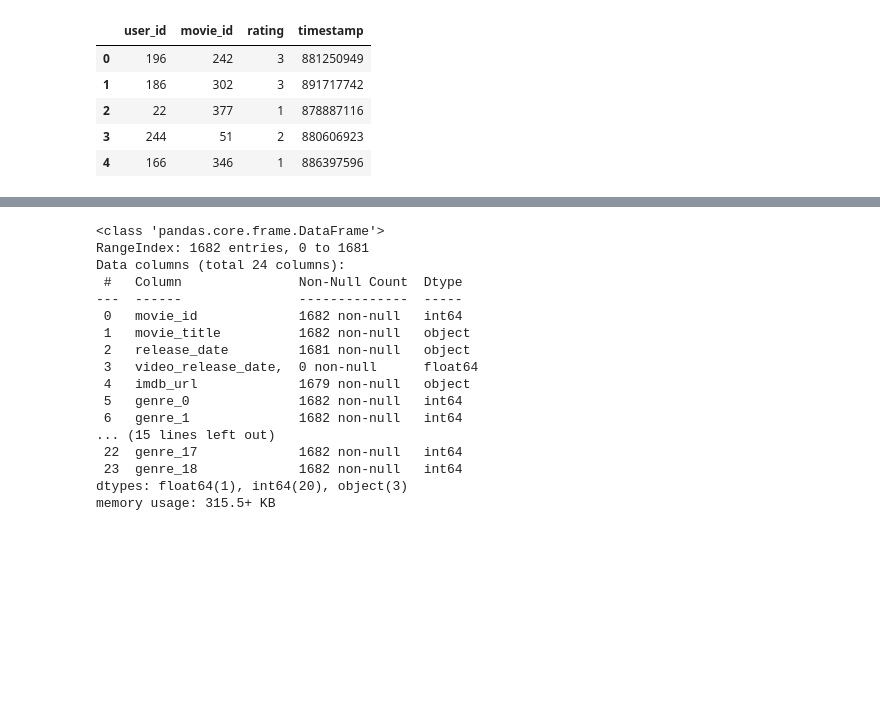
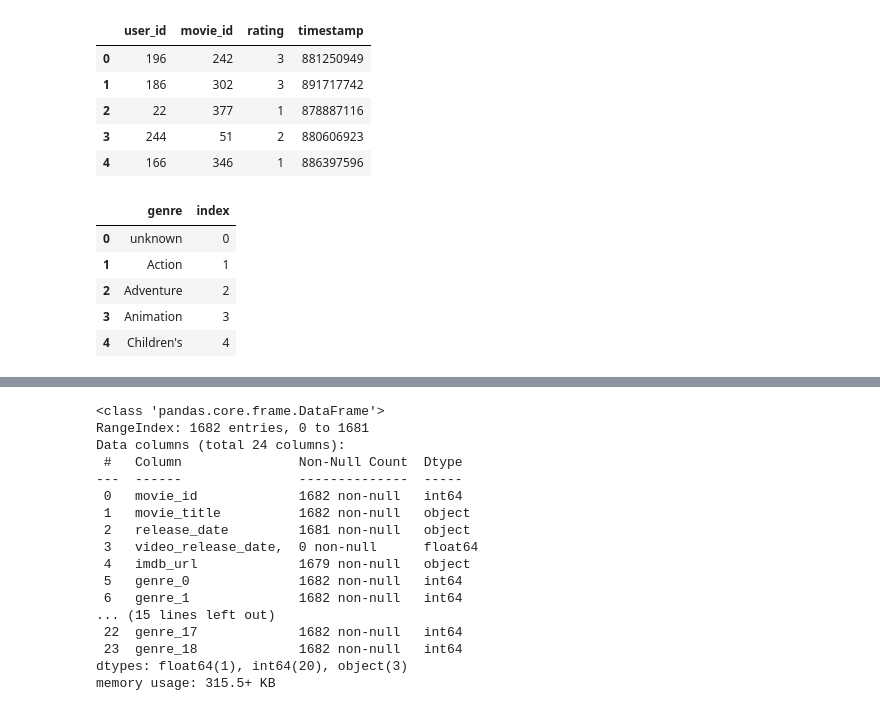
Before and after one commit to Dnau15/MovieRecommenderSystem, a Jupyter notebook: preprocessing.ipynb, the cells around one changed output, grey strips where cells are left out. Cells and saved outputs as stored; diff of their text form; code cells hidden in the pictures; blank space fills up the shorter version.

```diff
--- a/preprocessing.ipynb
+++ b/preprocessing.ipynb
@@ -15,4 +15,16 @@ user_data.head()
 | 2 | 22 | 377 | 1 | 878887116 |
 | 3 | 244 | 51 | 2 | 880606923 |
 | 4 | 166 | 346 | 1 | 886397596 |
+# %%
+genres = pd.read_csv('/home/dmitrii/vscode_projects/PMLDL/Assignment2/data/raw/ml-100k/u.genre',
+                    names=["genre", "index"],
+                    sep='|')
+genres.head()
+# %% [output]
+|  | genre | index |
+| 0 | unknown | 0 |
+| 1 | Action | 1 |
+| 2 | Adventure | 2 |
+| 3 | Animation | 3 |
+| 4 | Children's | 4 |
 # %%
```
Also changed, not shown: parts of 3 cells of this notebook.
